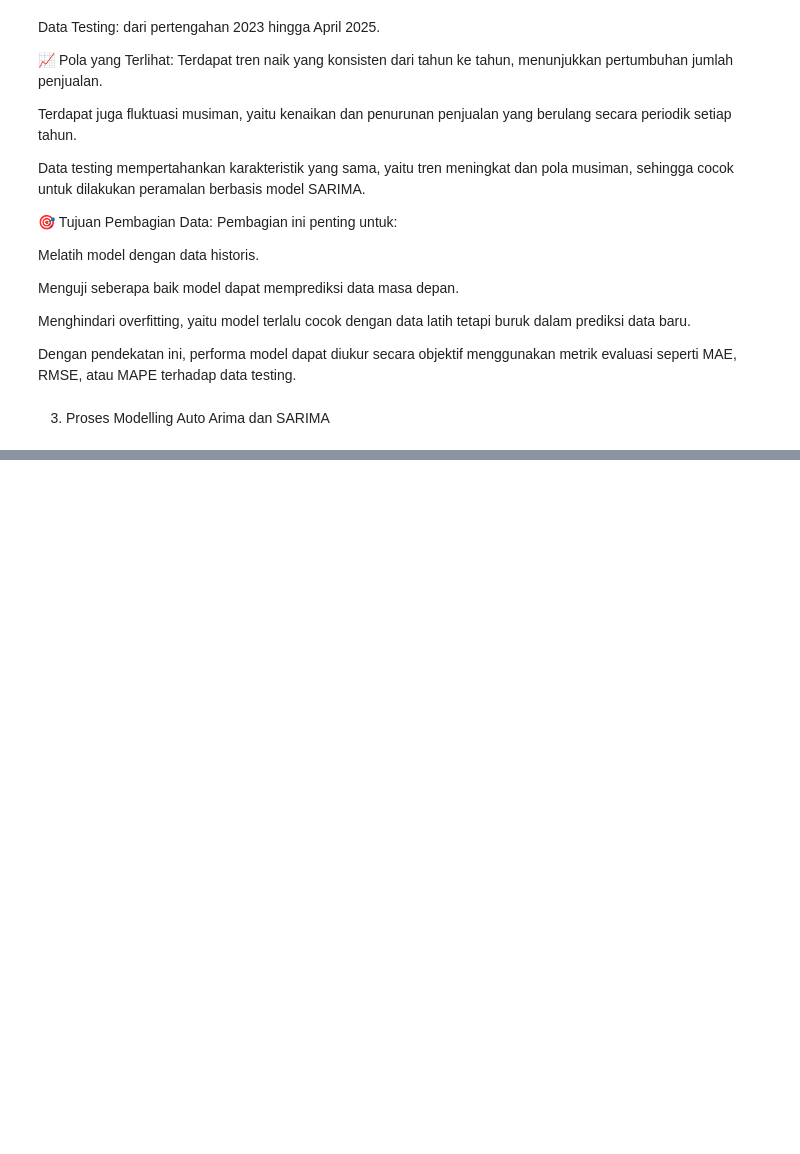
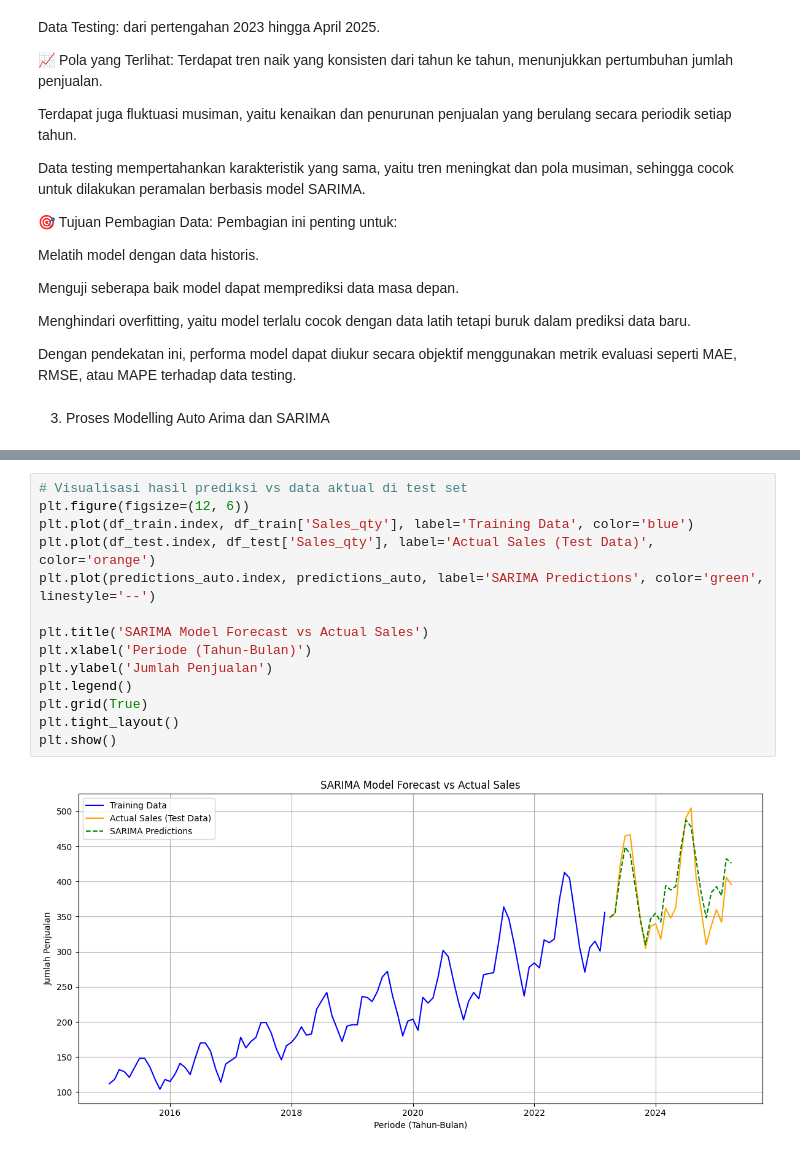
Before and after one commit to anggara23-dotcom/ProjectML, a Jupyter notebook: Ujian_SKPI_RIKO.ipynb, the cells around one changed output, grey strips where cells are left out. Cells and saved outputs as stored; diff of their text form; blank space fills up the shorter version.

```diff
--- a/Ujian_SKPI_RIKO.ipynb
+++ b/Ujian_SKPI_RIKO.ipynb
@@ -408,0 +565,16 @@ Ini biasanya akan menyelesaikan masalah ketidakcocokan library.
+# %%
+# Visualisasi hasil prediksi vs data aktual di test set
+plt.figure(figsize=(12, 6))
+plt.plot(df_train.index, df_train['Sales_qty'], label='Training Data', color='blue')
+plt.plot(df_test.index, df_test['Sales_qty'], label='Actual Sales (Test Data)', color='orange')
+plt.plot(predictions_auto.index, predictions_auto, label='SARIMA Predictions', color='green', linestyle='--')
+
+plt.title('SARIMA Model Forecast vs Actual Sales')
+plt.xlabel('Periode (Tahun-Bulan)')
+plt.ylabel('Jumlah Penjualan')
+plt.legend()
+plt.grid(True)
+plt.tight_layout()
+plt.show()
+# %% [output]
+[figure, added]
```
Also changed, not shown: parts of 16 cells of this notebook.
